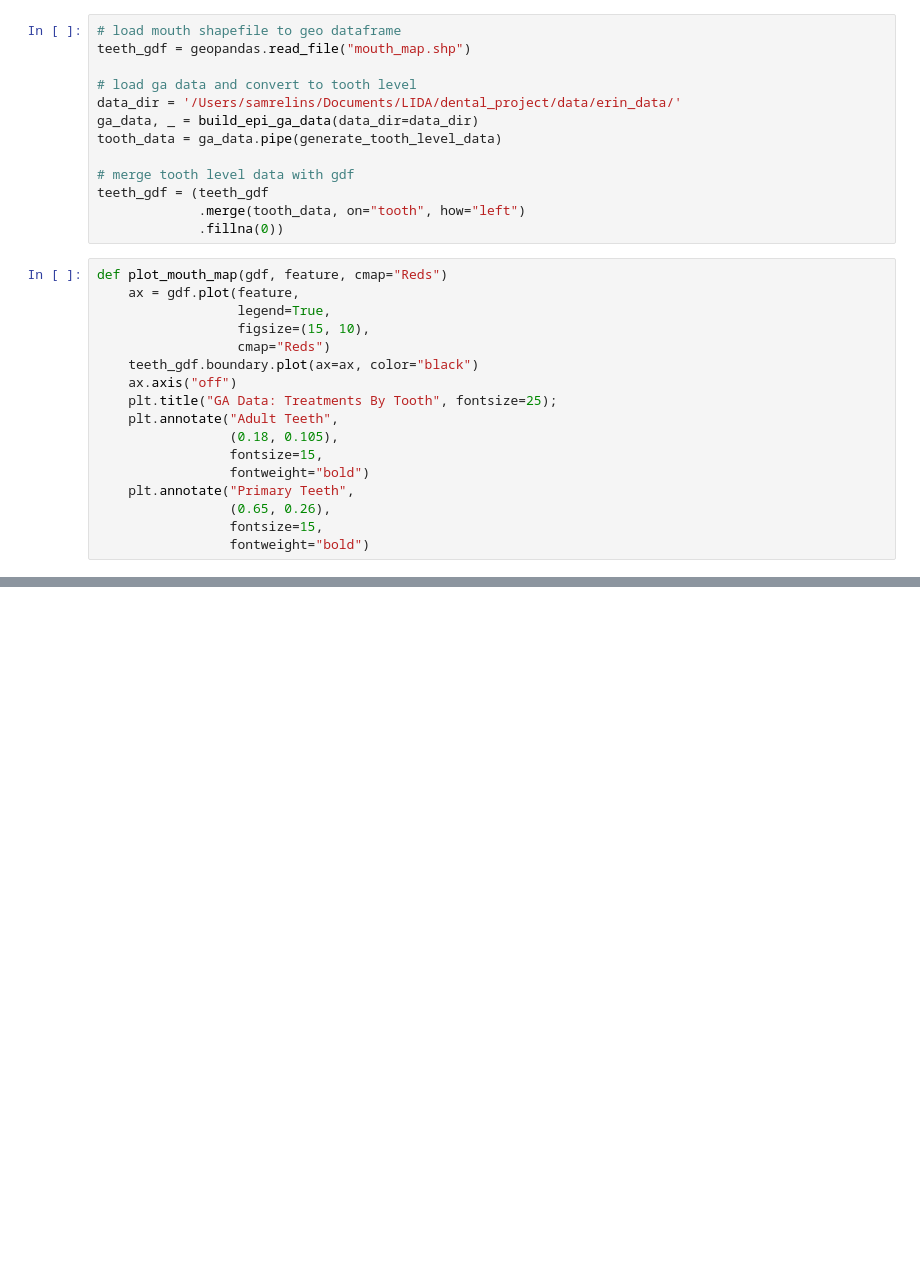
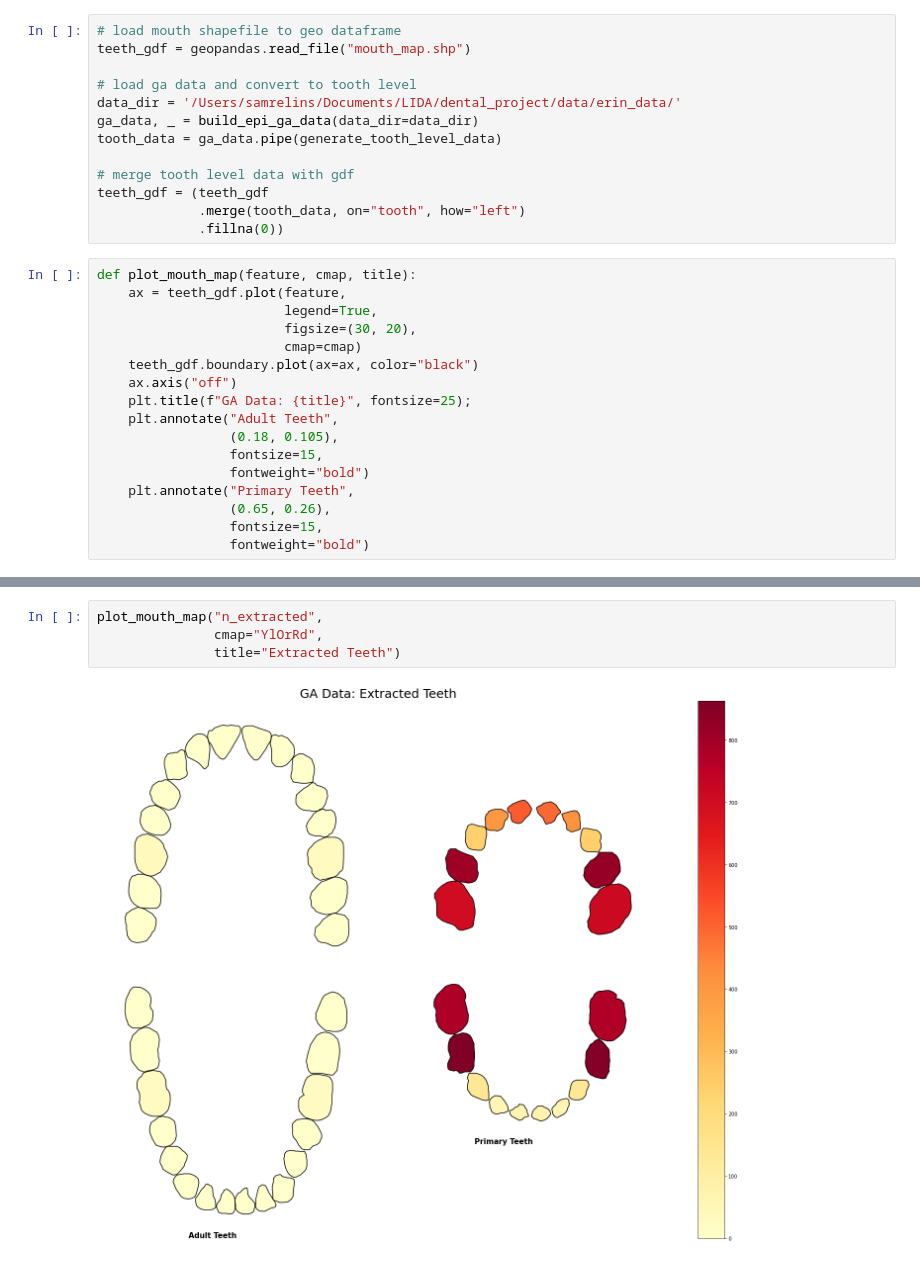
Before and after one commit to samrelins/bib_dental_proj, a Jupyter notebook: exploration/mouth_plot/mouth_plots.ipynb, the cells around one changed output, grey strips where cells are left out. Drawn from its saved outputs; the diff is of its cells as text; blank space fills up the shorter version.

```diff
--- a/exploration/mouth_plot/mouth_plots.ipynb
+++ b/exploration/mouth_plot/mouth_plots.ipynb
@@ -19,14 +21,14 @@ teeth_gdf = (teeth_gdf
              .merge(tooth_data, on="tooth", how="left")
              .fillna(0))
 # %%
-def plot_mouth_map(gdf, feature, cmap="Reds")
-    ax = gdf.plot(feature,
-                  legend=True,
-                  figsize=(15, 10),
-                  cmap="Reds")
+def plot_mouth_map(feature, cmap, title):
+    ax = teeth_gdf.plot(feature,
+                        legend=True,
+                        figsize=(30, 20),
+                        cmap=cmap)
     teeth_gdf.boundary.plot(ax=ax, color="black")
     ax.axis("off")
-    plt.title("GA Data: Treatments By Tooth", fontsize=25);
+    plt.title(f"GA Data: {title}", fontsize=25);
     plt.annotate("Adult Teeth",
                  (0.18, 0.105),
                  fontsize=15,
@@ -44,0 +40,6 @@ Text(0.65, 0.26, 'Primary Teeth')
+# %%
+plot_mouth_map("n_extracted",
+               cmap="YlOrRd",
+               title="Extracted Teeth")
+# %% [output]
+[figure, added]
```
Also changed, not shown: parts of 8 cells of this notebook, 3 other files.
